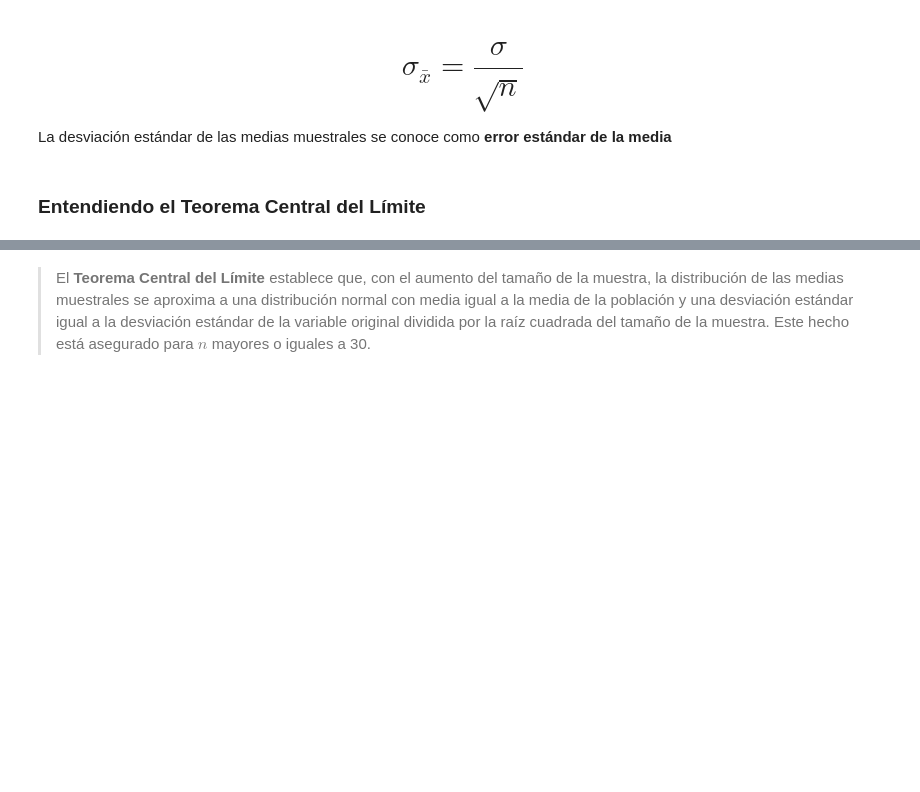
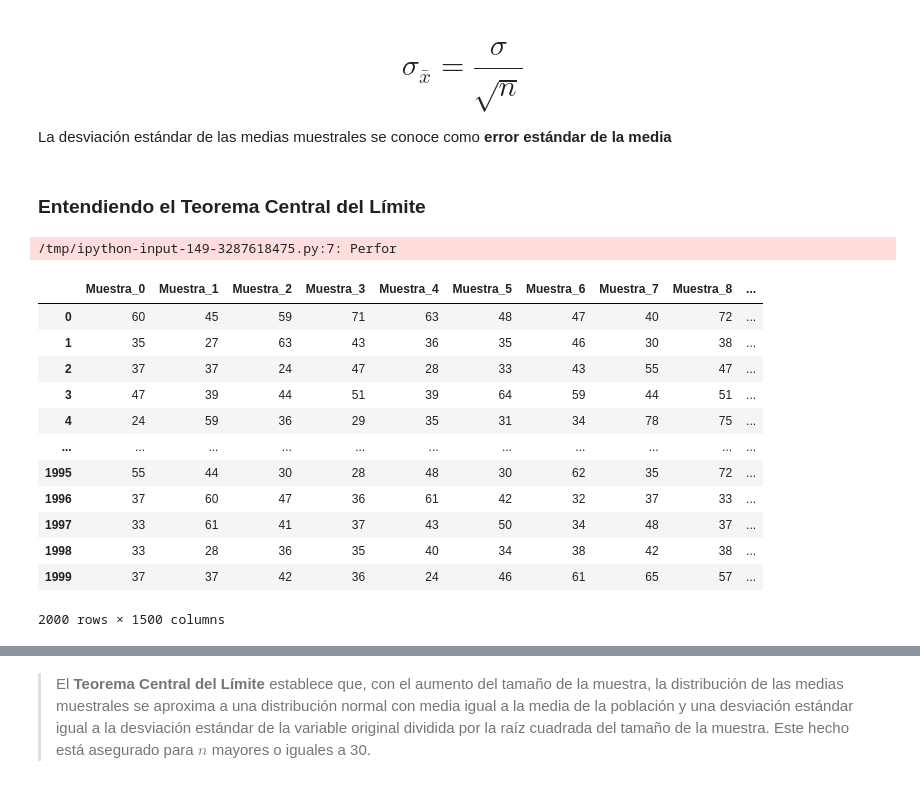
Before and after one commit to Hutch03/Portafolio, a Jupyter notebook: python-ciencia-datos/Estadística/Estadística_con_Python_2.ipynb, the cells around one changed output, grey strips where cells are left out. Saved outputs shown, nothing was run; the diff lists cells and outputs as text; code cells hidden in the pictures; blank space fills up the shorter version.

```diff
--- a/python-ciencia-datos/Estadística/Estadística_con_Python_2.ipynb
+++ b/python-ciencia-datos/Estadística/Estadística_con_Python_2.ipynb
@@ -669,0 +781,24 @@ La desviación estándar de las medias muestrales se conoce como **error estánd
+# %%
+#Toma de muestras
+muestras= pd.DataFrame()
+
+for i in range(total_muestras):
+  _=datos.Edad.sample(n)
+  _.index=range(0,len(_))
+  muestras['Muestra_'+str(i)]=_
+muestras
+# %% [output]
+/tmp/ipython-input-149-3287618475.py:7: Perfor
+|  | Muestra_0 | Muestra_1 | Muestra_2 | Muestra_3 | Muestra_4 | Muestra_5 | Muestra_6 | Muestra_7 | Muestra_8 | ... |
+| 0 | 60 | 45 | 59 | 71 | 63 | 48 | 47 | 40 | 72 | ... |
+| 1 | 35 | 27 | 63 | 43 | 36 | 35 | 46 | 30 | 38 | ... |
+| 2 | 37 | 37 | 24 | 47 | 28 | 33 | 43 | 55 | 47 | ... |
+| 3 | 47 | 39 | 44 | 51 | 39 | 64 | 59 | 44 | 51 | ... |
+| 4 | 24 | 59 | 36 | 29 | 35 | 31 | 34 | 78 | 75 | ... |
+| ... | ... | ... | ... | ... | ... | ... | ... | ... | ... | ... |
+| 1995 | 55 | 44 | 30 | 28 | 48 | 30 | 62 | 35 | 72 | ... |
+| 1996 | 37 | 60 | 47 | 36 | 61 | 42 | 32 | 37 | 33 | ... |
+| 1997 | 33 | 61 | 41 | 37 | 43 | 50 | 34 | 48 | 37 | ... |
+| 1998 | 33 | 28 | 36 | 35 | 40 | 34 | 38 | 42 | 38 | ... |
+| 1999 | 37 | 37 | 42 | 36 | 24 | 46 | 61 | 65 | 57 | ... |
+2000 rows × 1500 columns
```
Also changed, not shown: parts of 53 cells of this notebook.
